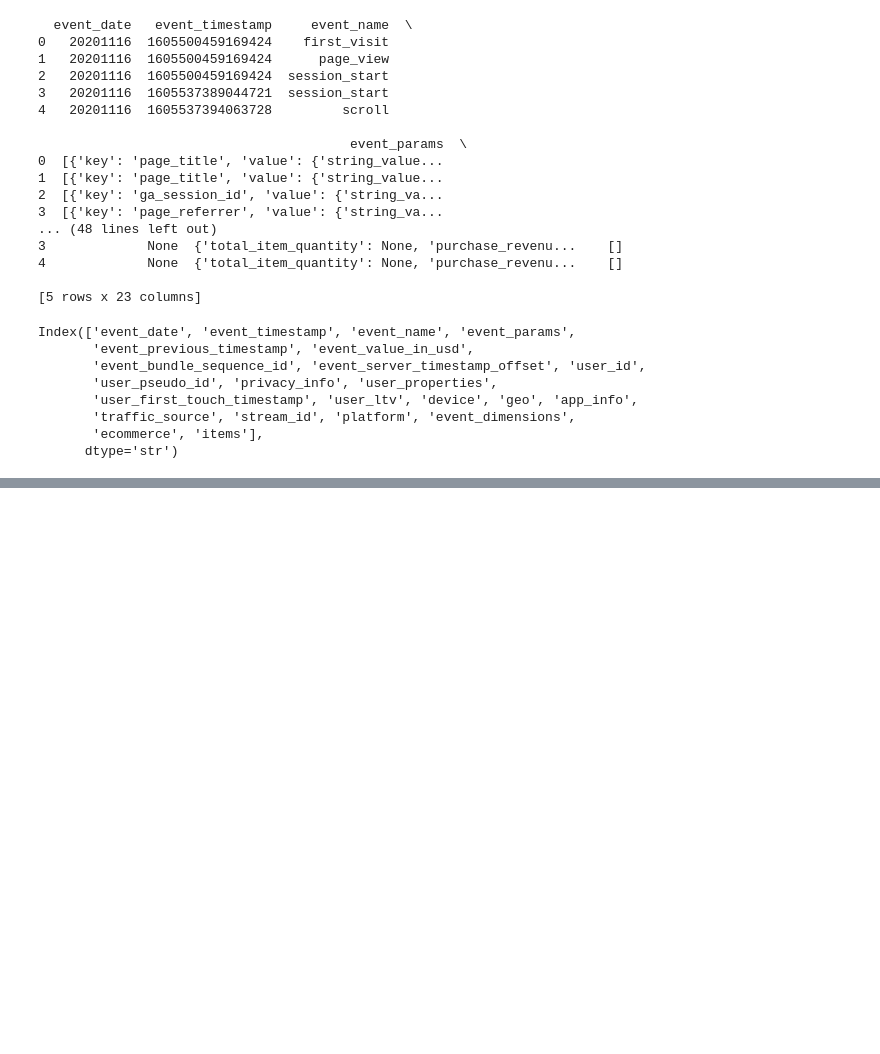
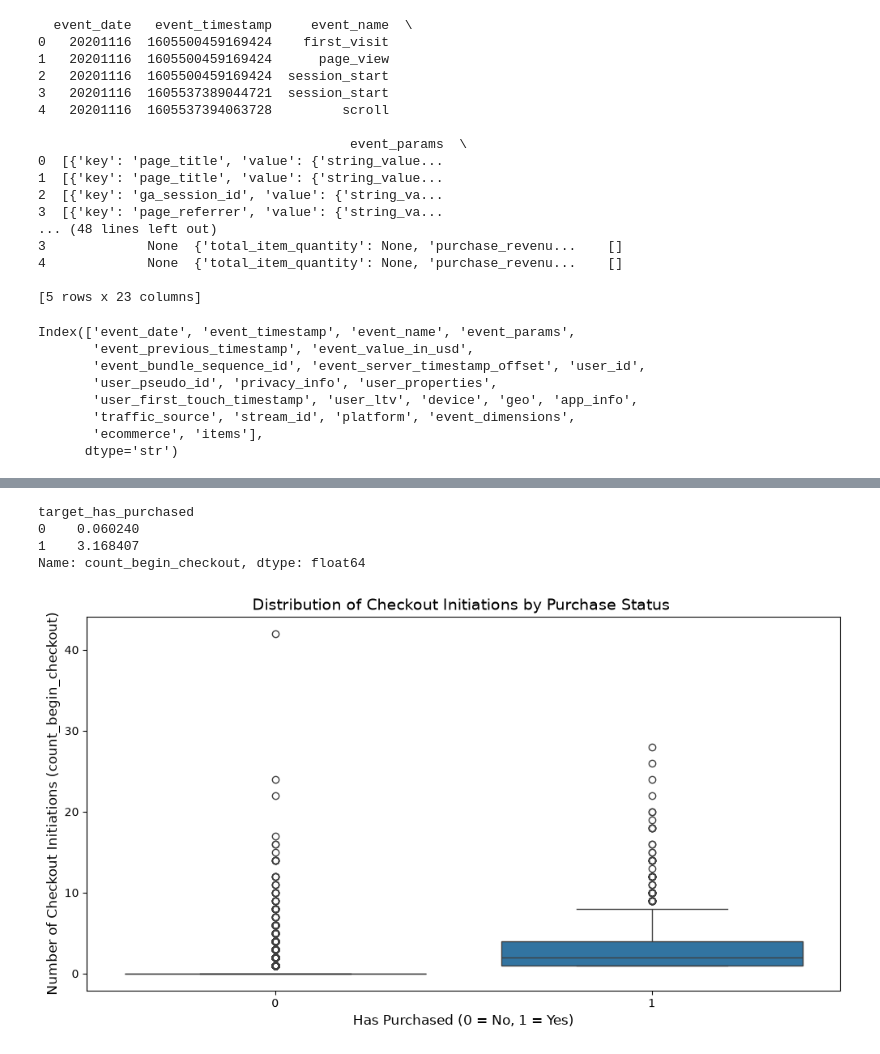
Before and after one commit to lintello-10/bq_ecommerce_project, a Jupyter notebook: notebooks/.ipynb, the cells around one changed output, grey strips where cells are left out. Drawn from its saved outputs; the diff is of its cells as text; code cells hidden in the pictures; blank space fills up the shorter version.

```diff
--- a/notebooks/.ipynb
+++ b/notebooks/.ipynb
@@ -133,0 +233,17 @@ eco_df.to_csv('ecommerce_users_raw.csv', index=False)
+# %%
+checkout_comparison = e_commerce_df.groupby('target_has_purchased')['count_begin_checkout'].mean()
+print(checkout_comparison)
+# %% [output]
+target_has_purchased
+0    0.060240
+1    3.168407
+Name: count_begin_checkout, dtype: float64
+# %%
+plt.figure(figsize=(12, 6))
+sns.boxplot(data=e_commerce_df, x='target_has_purchased', y='count_begin_checkout')
+plt.title('Distribution of Checkout Initiations by Purchase Status ', fontsize = 14)
+plt.xlabel('Has Purchased (0 = No, 1 = Yes)', fontsize = 12)
+plt.ylabel('Number of Checkout Initiations (count_begin_checkout)', fontsize = 12)
+plt.show()
+# %% [output]
+[figure, added]
```
Also changed, not shown: parts of 19 cells of this notebook, 2 other files.
